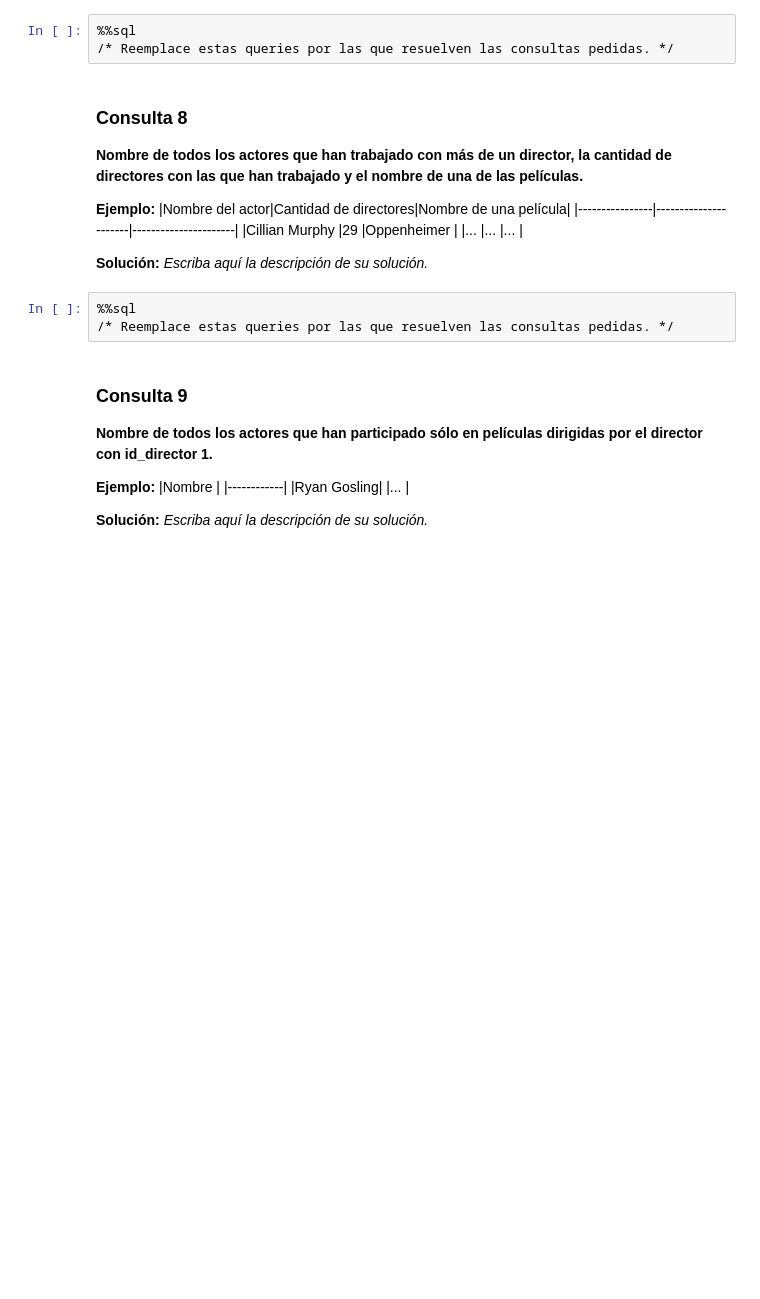
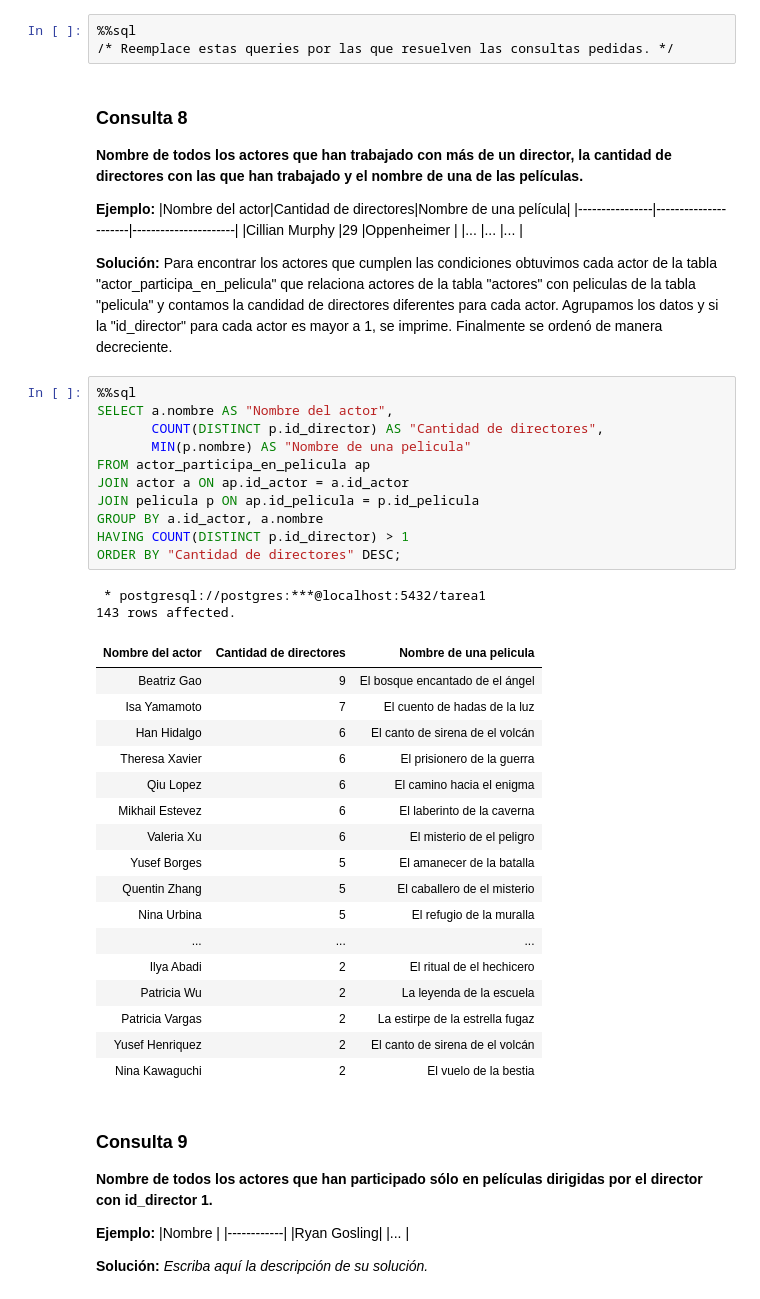
Before and after one commit to CarlosRabu-V2/Tarea1-BD, a Jupyter notebook: Tarea_1.ipynb, the cells around one changed output. Saved outputs shown, nothing was run; the diff lists cells and outputs as text; blank space fills up the shorter version.

```diff
--- a/Tarea_1.ipynb
+++ b/Tarea_1.ipynb
@@ -430,10 +453,38 @@ UsageError: Cell magic `%%sql` not found.
 |...             |...                   |...                   |
 
 
-**Solución:** _Escriba aquí la descripción de su solución._
+**Solución:** Para encontrar los actores que cumplen las condiciones obtuvimos cada actor de la tabla "actor_participa_en_pelicula" que relaciona actores de la tabla "actores" con peliculas de la tabla "pelicula" y contamos la candidad de directores diferentes para cada actor. Agrupamos los datos y si la "id_director" para cada actor es mayor a 1, se imprime. Finalmente se ordenó de manera decreciente.
-# %%
-%%sql
-/* Reemplace estas queries por las que resuelven las consultas pedidas. */
+# %%
+%%sql
+SELECT a.nombre AS "Nombre del actor",
+       COUNT(DISTINCT p.id_director) AS "Cantidad de directores",
+       MIN(p.nombre) AS "Nombre de una pelicula"
+FROM actor_participa_en_pelicula ap
+JOIN actor a ON ap.id_actor = a.id_actor
+JOIN pelicula p ON ap.id_pelicula = p.id_pelicula
+GROUP BY a.id_actor, a.nombre
+HAVING COUNT(DISTINCT p.id_director) > 1
+ORDER BY "Cantidad de directores" DESC;
+# %% [output]
+ * postgresql://postgres:***@localhost:5432/tarea1
+143 rows affected.
+| Nombre del actor | Cantidad de directores | Nombre de una pelicula |
+| Beatriz Gao | 9 | El bosque encantado de el ángel |
+| Isa Yamamoto | 7 | El cuento de hadas de la luz |
+| Han Hidalgo | 6 | El canto de sirena de el volcán |
+| Theresa Xavier | 6 | El prisionero de la guerra |
+| Qiu Lopez | 6 | El camino hacia el enigma |
+| Mikhail Estevez | 6 | El laberinto de la caverna |
+| Valeria Xu | 6 | El misterio de el peligro |
+| Yusef Borges | 5 | El amanecer de la batalla |
+| Quentin Zhang | 5 | El caballero de el misterio |
+| Nina Urbina | 5 | El refugio de la muralla |
+| ... | ... | ... |
+| Ilya Abadi | 2 | El ritual de el hechicero |
+| Patricia Wu | 2 | La leyenda de la escuela |
+| Patricia Vargas | 2 | La estirpe de la estrella fugaz |
+| Yusef Henriquez | 2 | El canto de sirena de el volcán |
+| Nina Kawaguchi | 2 | El vuelo de la bestia |
 # %% [markdown]
 ### Consulta 9
 
```
Also changed, not shown: parts of 22 cells of this notebook.
